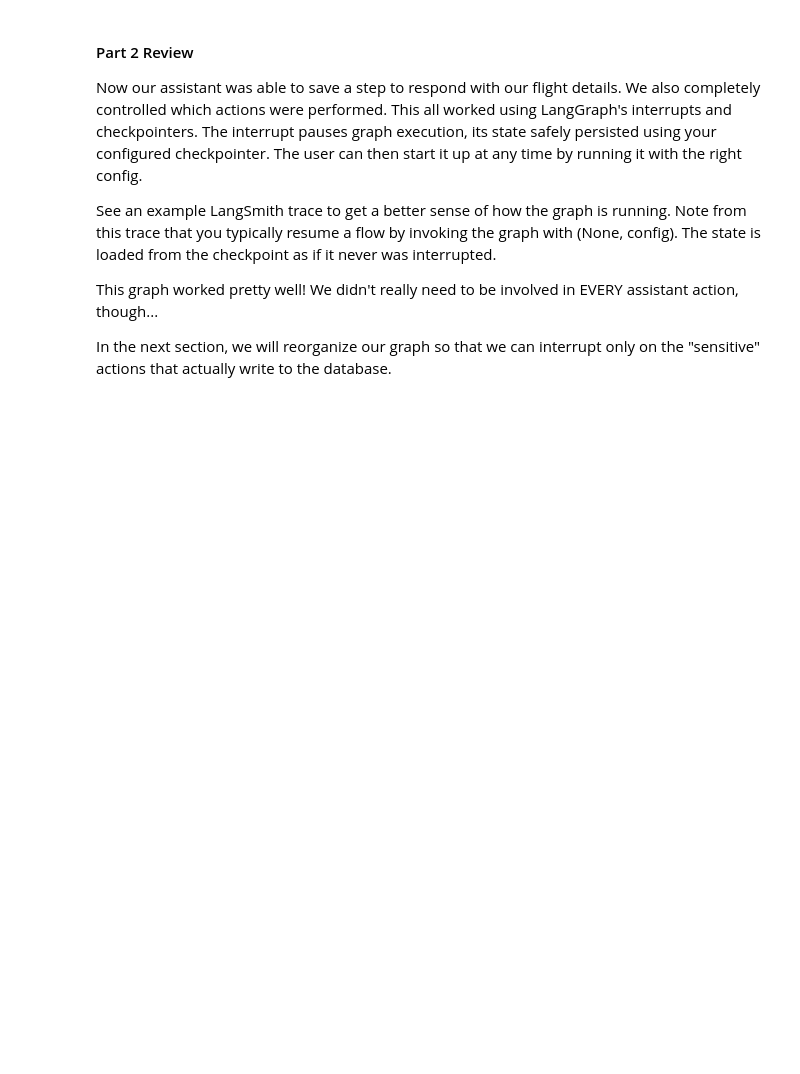
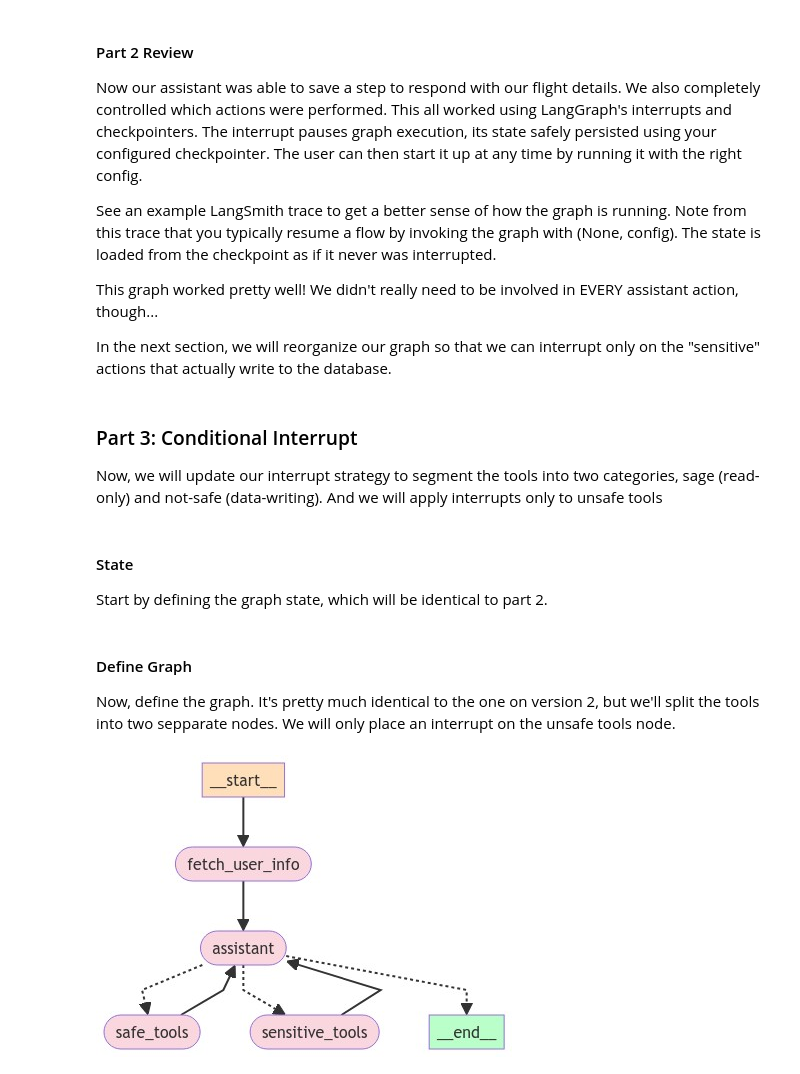
Before and after one commit to sebastiangontaf/langgraph-agent, a Jupyter notebook: customer-support.ipynb, the cells around one changed output. Saved outputs shown, nothing was run; the diff lists cells and outputs as text; code cells hidden in the pictures; blank space fills up the shorter version.

```diff
--- a/customer-support.ipynb
+++ b/customer-support.ipynb
@@ -1189,9 +1211,9 @@ config = {
     }
 }
 
+
 _printed = set()
-
-# Reause the same questions from the first part
+# We can reuse the tutorial questions from part 1 to see how it does.
 for question in tutorial_questions:
     events = part_2_graph.stream(
         {"messages": ("user", question)}, config, stream_mode="values"
@@ -1200,19 +1222,22 @@ for question in tutorial_questions:
         _print_event(event, _printed)
     snapshot = part_2_graph.get_state(config)
     while snapshot.next:
-        # We have an interrupt here, because the agent is trying to use a tool.
+        # We have an interrupt! The agent is trying to use a tool, and the user can approve or deny it
+        # Note: This code is all outside of your graph. Typically, you would stream the output to a UI.
+        # Then, you would have the frontend trigger a new run via an API call when the user has provided input.
         user_input = input(
-            "Do you approve the execution of the above actions? Type 'y' to"
-            " continue. Otherwise, explain your requested changes.\n\n."
+            "Do you approve of the above actions? Type 'y' to continue;"
+            " otherwise, explain your requested changed.\n\n"
         )
         if user_input.strip() == "y":
+            # Just continue
             result = part_2_graph.invoke(
                 None,
-                config
+                config,
             )
         else:
-            # Satisfy the tool invocation by providing instructions on the
-            # requested changes
+            # Satisfy the tool invocation by
+            # providing instructions on the requested changes / change of mind
             result = part_2_graph.invoke(
                 {
                     "messages": [
@@ -1222,7 +1247,7 @@ for question in tutorial_questions:
                         )
                     ]
                 },
-                config
+                config,
             )
         snapshot = part_2_graph.get_state(config)
 # %% [output]
@@ -1240,3 +1278,9 @@ See an example LangSmith trace to get a better sense of how the graph is running
 This graph worked pretty well! We didn't really need to be involved in EVERY assistant action, though...
 
 In the next section, we will reorganize our graph so that we can interrupt only on the "sensitive" actions that actually write to the database.
+# %% [markdown]
+### Part 3: Conditional Interrupt
+Now, we will update our interrupt strategy to segment the tools into two categories, sage (read-only) and not-safe (data-writing). And we will apply interrupts only to unsafe tools
+# %% [markdown]
+#### State
+Start by defining the graph state, which will be identical to part 2.
@@ -1242,0 +1380,3 @@ In the next section, we will reorganize our graph so that we can interrupt only
+# %% [markdown]
+#### Define Graph
+Now, define the graph. It's pretty much identical to the one on version 2, but we'll split the tools into two sepparate nodes. We will only place an interrupt on the unsafe tools node.
@@ -1242,0 +1433,10 @@ In the next section, we will reorganize our graph so that we can interrupt only
+# %%
+from IPython.display import Image, display
+
+try:
+    display(Image(part_3_graph.get_graph(xray=True).draw_mermaid_png()))
+except:
+    # This requires some extra dependencies and is optional
+    pass
+# %% [output]
+[figure, added]
```
Also changed, not shown: parts of 8 cells of this notebook.
